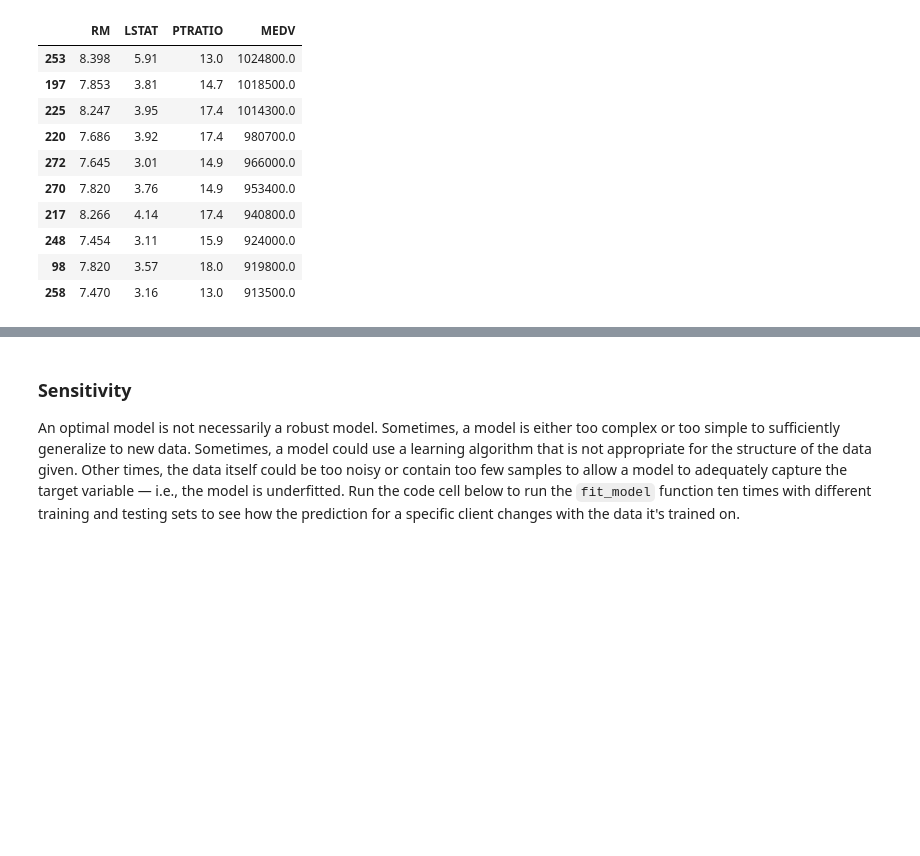
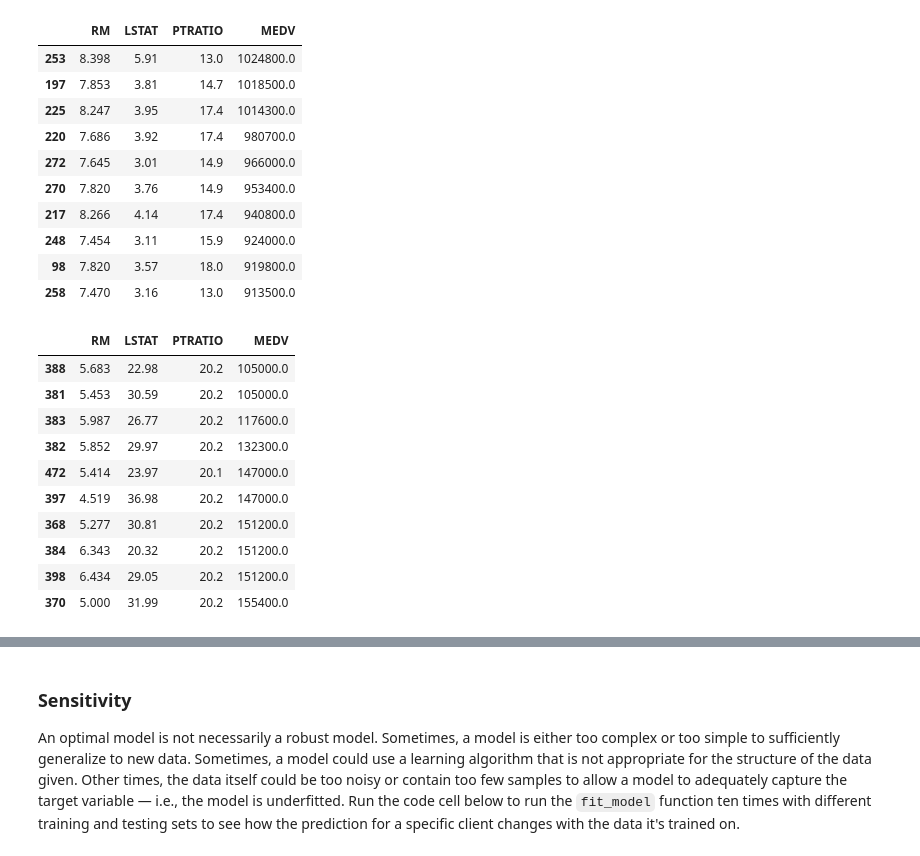
Before and after one commit to tcnguyen/MLND, a Jupyter notebook: boston_housing/boston_housing.ipynb, the cells around one changed output, grey strips where cells are left out. Drawn from its saved outputs; the diff is of its cells as text; code cells hidden in the pictures; blank space fills up the shorter version.

```diff
--- a/boston_housing/boston_housing.ipynb
+++ b/boston_housing/boston_housing.ipynb
@@ -352,3 +358,17 @@ data.sort_values('MEDV', ascending=False).head(10)
 | 248 | 7.454 | 3.11 | 15.9 | 924000.0 |
 | 98 | 7.820 | 3.57 | 18.0 | 919800.0 |
 | 258 | 7.470 | 3.16 | 13.0 | 913500.0 |
+# %%
+data.sort_values('MEDV', ascending=True).head(10)
+# %% [output]
+|  | RM | LSTAT | PTRATIO | MEDV |
+| 388 | 5.683 | 22.98 | 20.2 | 105000.0 |
+| 381 | 5.453 | 30.59 | 20.2 | 105000.0 |
+| 383 | 5.987 | 26.77 | 20.2 | 117600.0 |
+| 382 | 5.852 | 29.97 | 20.2 | 132300.0 |
+| 472 | 5.414 | 23.97 | 20.1 | 147000.0 |
+| 397 | 4.519 | 36.98 | 20.2 | 147000.0 |
+| 368 | 5.277 | 30.81 | 20.2 | 151200.0 |
+| 384 | 6.343 | 20.32 | 20.2 | 151200.0 |
+| 398 | 6.434 | 29.05 | 20.2 | 151200.0 |
+| 370 | 5.000 | 31.99 | 20.2 | 155400.0 |
```
Also changed, not shown: parts of 8 cells of this notebook, 1 other file.
